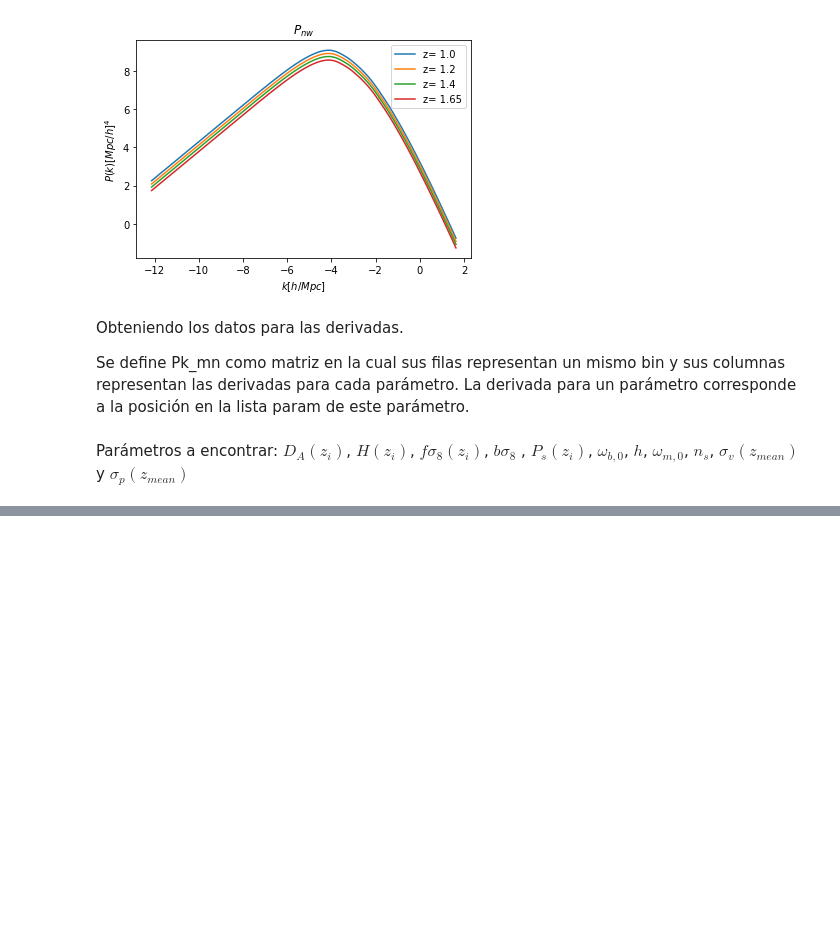
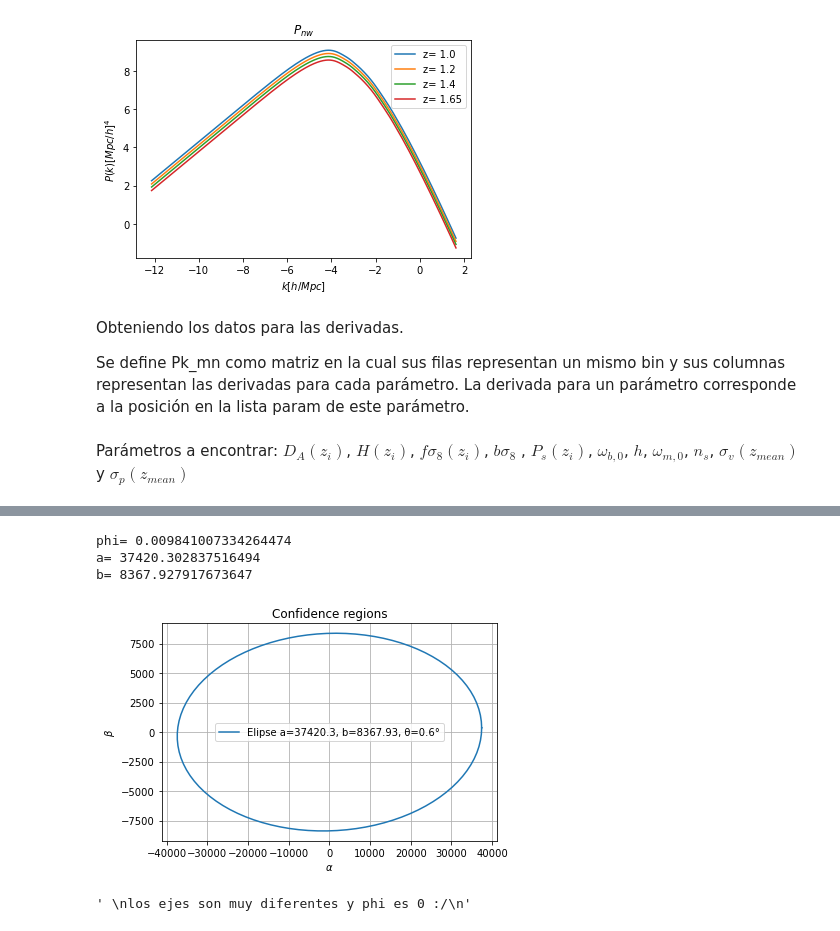
Before and after one commit to antoniacisternas/Forecast-validation-for-Euclid., a Jupyter notebook: Fisher_matrix.ipynb, the cells around one changed output, grey strips where cells are left out. Drawn from its saved outputs; the diff is of its cells as text; code cells hidden in the pictures; blank space fills up the shorter version.

```diff
--- a/Fisher_matrix.ipynb
+++ b/Fisher_matrix.ipynb
@@ -447,8 +458,10 @@ def V_eff(zi, k, u):
   return V_s[bin] * (n[bin])*P_obs(k,u, zi)/(n[bin]*P_obs(k,u, zi) + 1)**2
 # %%
 # epsilon varía entre los 0.0001 y 0.01
-def derivada_ln_P_obs(k_ref, u_ref, z, a, eps =1e-4):
+def derivada_ln_P_obs(k_ref, u_ref, z, a, eps =1e-2):
     #h: Tamaño del paso (opcional, por defecto 1e-5)
+    k1= k(z, k_ref, u_ref)
+    u1= u(z, k_ref, u_ref)
 
     bin = z_i.index(z)
     if a == 'Ps':
@@ -469,18 +482,18 @@ def derivada_ln_P_obs(k_ref, u_ref, z, a, eps =1e-4):
         if a == param[j]:
           var = j
           #¿donde queda a1 = a1*(1+ eps)?
-
-          derivada = (np.log(P_dw(k_ref, u_ref, z, paso = 'pl', var = var)/s8[bin]**2)- np.log(P_dw(k_ref, u_ref, z, paso = 'mn', var = var)/s8[bin]**2) )/ (2 * eps* a1)
+          derivada = (np.log(P_dw(k1, u1, z, paso = 'pl', var = var)/s8[bin]**2)- np.log(P_dw(k1, u1, z, paso = 'mn', var = var)/s8[bin]**2) )/ (2 * eps* a1)
 
     # if are non-linear parameters sv y sp
     #three-point stencil derivative of f with respect to x at x0
     elif a == 'sv':
-      derivada = (np.log(P_dw(k_ref, u_ref, z, sv1 = sv[bin]*(1+ eps))/ s8[bin]**2)- np.log(P_dw(k_ref, u_ref, z, sv1 = sv[bin]*(1 - eps))/ s8[bin]**2)) / (2 * eps * np.log(P_dw(k_ref, u_ref, z, sv1 = sv[bin])/ s8[bin]**2))
+      derivada = (np.log(P_dw(k1, u1, z, sv1 = sv[bin]*(1+ eps))/ s8[bin]**2)- np.log(P_dw(k1, u1, z, sv1 = sv[bin]*(1 - eps))/ s8[bin]**2)) / (2 * eps * np.log(P_dw(k1, u1, z, sv1 = sv[bin])/ s8[bin]**2))
 
     elif a == 'sp':
-      k1= k(z, k_ref, u_ref)
-      u1= u(z, k_ref, u_ref)
-      derivada = (np.log(1/ (1+(f[bin]*k1*u1*sp[bin]*(1+ eps))**2))- np.log(1/ (1+(f[bin]*k1*u1*sp[bin]*(1- eps))**2))) / (2 * eps * np.log(1/ (1+(f[bin]*k1*u1*sp[bin])**2)))
+      term_pos = (f[bin]*k1*u1*sp[bin]*(1+ eps))**2
+      term_neg = (f[bin]*k1*u1*sp[bin]*(1- eps))**2
+      term = (f[bin]*k1*u1*sp[bin])**2
+      derivada = (np.log(1/ (1+ term_pos))- np.log(1 / (1+ term_neg))) / (2 * eps * np.log(1/ (1+ term)))
 
     # if parameters are fs8 and bs8
     elif a == 'fs8':
@@ -621,3 +644,28 @@ print(C)
+# %%
+#alpha = h
+#beta = wm
+A = 2.3
+alpha = 2
+beta = 3
+# A = 6.18 2 sigma
+#A = 11.8  3 sigma
+a = A * np.sqrt((0.5 *(C[alpha,alpha] + C[beta,beta])) + np.sqrt((0.25*((C[alpha,alpha] - C[beta,beta])**2)) + (C[alpha, beta]**2)))
+b = A * np.sqrt((0.5 *(C[alpha,alpha] + C[beta,beta])) - np.sqrt((0.25*((C[alpha,alpha] - C[beta,beta])**2)) + (C[alpha, beta]**2)))
+phi = np.radians(0.5 * np.arctan((2* C[alpha, beta]) / (C[alpha,alpha] - C[beta,beta])))
+print('phi=', phi)
+print('a=', a)
+print('b=', b)
+
+plot_ellipse(a, b, phi)
+'''
+los ejes son muy diferentes. Phi es muy pequeño, está bien?
+'''
+# %% [output]
+phi= 0.009841007334264474
+a= 37420.302837516494
+b= 8367.927917673647
+[figure, added]
+' \nlos ejes son muy diferentes y phi es 0 :/\n'
 # %%
 # def D_A_ref(z):
 #     if Om_k0 < 0:
```
Also changed, not shown: parts of 10 cells of this notebook.
